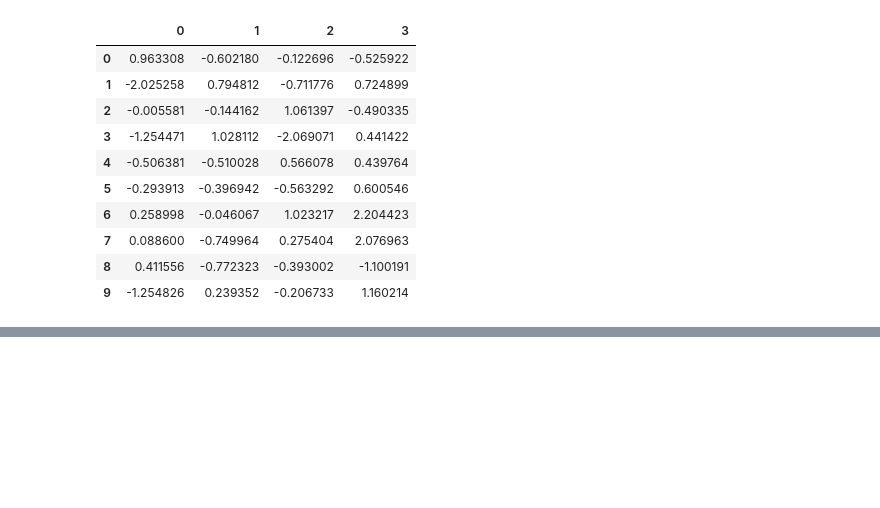
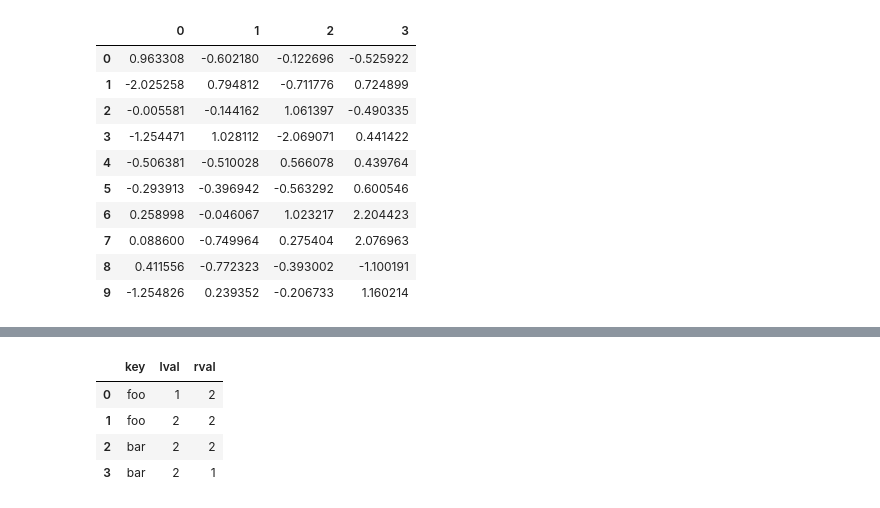
Before and after one commit to tomasz-te/Drafts, a Jupyter notebook: Pandas.ipynb, the cells around one changed output, grey strips where cells are left out. Saved outputs shown, nothing was run; the diff lists cells and outputs as text; code cells hidden in the pictures; blank space fills up the shorter version.

```diff
--- a/Pandas.ipynb
+++ b/Pandas.ipynb
@@ -489,3 +491,6 @@ pd.concat(parts)
 | 7 | 0.088600 | -0.749964 | 0.275404 | 2.076963 |
 | 8 | 0.411556 | -0.772323 | -0.393002 | -1.100191 |
 | 9 | -1.254826 | 0.239352 | -0.206733 | 1.160214 |
+# %%
+left = pd.DataFrame({'key':['foo','foo','bar'],'lval':[1,2,2]})
+right = pd.DataFrame({'key':['foo','bar','bar'],'rval':[2,2,1]})
@@ -491,0 +509,8 @@ pd.concat(parts)
+# %%
+pd.merge(left, right, on="key")
+# %% [output]
+|  | key | lval | rval |
+| 0 | foo | 1 | 2 |
+| 1 | foo | 2 | 2 |
+| 2 | bar | 2 | 2 |
+| 3 | bar | 2 | 1 |
```
Also changed, not shown: parts of 5 cells of this notebook.
